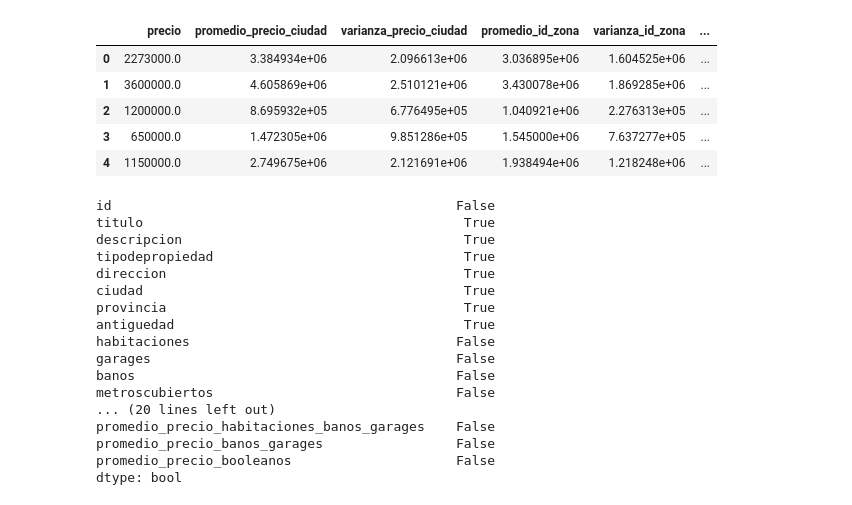
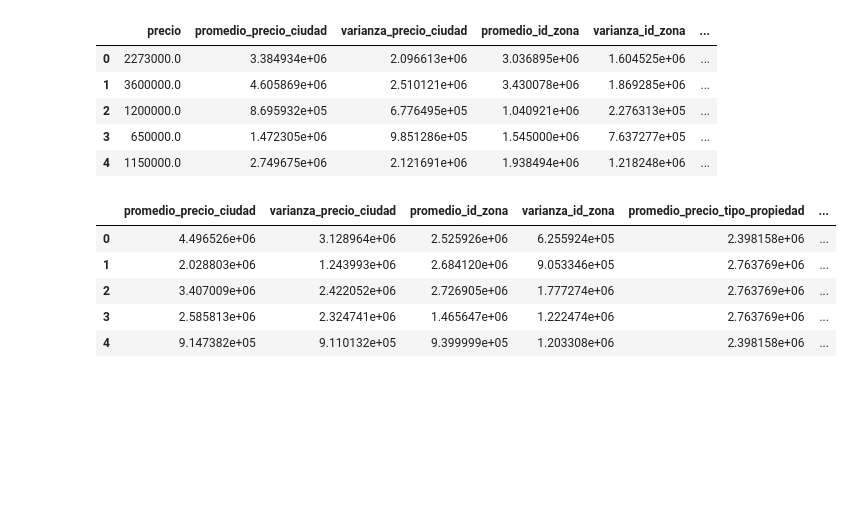
Before and after one commit to JDSanto/datos-tp2, a Jupyter notebook: features.ipynb, the cells around one changed output. Saved outputs shown, nothing was run; the diff lists cells and outputs as text; code cells hidden in the pictures; blank space fills up the shorter version.

```diff
--- a/features.ipynb
+++ b/features.ipynb
@@ -148,24 +176,39 @@ def features_dependientes_precio(df, df_train):
     df_train['promedio_id_zona'] = df_train.groupby(['idzona'])['precio'].transform('mean')
     df_promedio = df_train.groupby('idzona').agg({'precio':'mean'}).rename(columns = {'precio': 'promedio_id_zona'})
     df = pd.merge(df, df_promedio, on='idzona', how='left')
-    df['promedio_id_zona'] = df['promedio_id_zona'].fillna(df['promedio_precio_ciudad'])
+    df['promedio_id_zona'] = df['promedio_id_zona'].fillna(df['promedio_precio_ciudad'].mean())
 
     df_train['varianza_id_zona'] = df_train.groupby(['idzona'])['precio'].transform('std')
     df_varianza = df_train.groupby('idzona').agg({'precio':'std'}).rename(columns = {'precio': 'varianza_id_zona'})
     df = pd.merge(df, df_varianza, on='idzona', how='left')
-    df['varianza_id_zona'] = df['varianza_id_zona'].fillna(df['varianza_precio_ciudad'])
+    df['varianza_id_zona'] = df['varianza_id_zona'].fillna(df['varianza_precio_ciudad'].std())
 
     # Por tipo de propiedad
     df_train['tipodepropiedad'] = df_train['tipodepropiedad'].fillna('otro') # Otra forma de llenar los nans para el tipo de prop?
-    df['promedio_precio_tipo_propiedad'] = df_train.groupby(['tipodepropiedad'])['precio'].transform('mean')
+    df_train['promedio_precio_tipo_propiedad'] = df_train.groupby(['tipodepropiedad'])['precio'].transform('mean')
+    df_propiedad = df_train.groupby('tipodepropiedad').agg({'precio':'mean'}).rename(columns = {'precio': 'promedio_precio_tipo_propiedad'})
+    df = pd.merge(df, df_propiedad, on='tipodepropiedad', how='left')
+    df['promedio_precio_tipo_propiedad'] = df['promedio_precio_tipo_propiedad']
 
     # Por fecha
+    df['fecha'] = pd.to_datetime(df['fecha'])
+    df['anio'] = df['fecha'].dt.year
+    df['mes'] = df['fecha'].dt.month
+    df['dia'] = df['fecha'].dt.day
+
     df_train['fecha'] = pd.to_datetime(df_train['fecha'])
     df_train['anio'] = df_train['fecha'].dt.year
     df_train['mes'] = df_train['fecha'].dt.month
-    df_train['dia'] = df_train['fecha'].dt.day
-    df['promedio_por_mes'] = df_train.groupby(['anio','mes'])['precio'].transform('mean')
-    df['varianza_por_mes'] = df_train.groupby(['anio','mes'])['precio'].transform('std')
+
+    df_train['promedio_por_mes'] = df_train.groupby(['anio','mes'])['precio'].transform('mean')
+    df_prom_mes = df_train.groupby(['anio','mes']).agg({'precio':'mean'}).rename(columns = {'precio': 'promedio_por_mes'})
+    df = pd.merge(df, df_prom_mes, on=['anio','mes'], how='left')
+    df['promedio_por_mes'] = df['promedio_por_mes'].fillna(df['promedio_por_mes'].mean())
+
+    df_train['varianza_por_mes'] = df_train.groupby(['anio','mes'])['precio'].transform('std')
+    df_var_mes = df_train.groupby(['anio','mes']).agg({'precio':'std'}).rename(columns = {'precio': 'varianza_por_mes'})
+    df = pd.merge(df, df_var_mes, on=['anio','mes'], how='left')
+    df['varianza_por_mes'] = df['varianza_por_mes'].fillna(df['varianza_por_mes'].std())
 
     # Por cantidad de habitaciones, banos y garages
     df_train['promedio_precio_habitaciones'] = df_train.groupby(['habitaciones'])['precio'].transform('mean')
@@ -178,9 +221,13 @@ def features_dependientes_precio(df, df_train):
     df['promedio_precio_banos_garages'] = df_train['promedio_precio_banos_garages'].fillna(df_train['promedio_precio_habitaciones'].mean())
 
     # Por propiedades booleanas
-    df['promedio_precio_booleanos'] = df_train.groupby(['gimnasio', 'usosmultiples', 'piscina'])['precio'].transform('mean')
+    df_train['promedio_precio_booleanos'] = df_train.groupby(['gimnasio', 'usosmultiples', 'piscina'])['precio'].transform('mean')
+    df_booleano = df_train.groupby(['gimnasio', 'usosmultiples', 'piscina']).agg({'precio':'mean'}).rename(columns = {'precio': 'promedio_precio_booleanos'})
+    df = pd.merge(df, df_booleano, on=['gimnasio', 'usosmultiples', 'piscina'], how='left')
+    df['promedio_precio_booleanos'] = df['promedio_precio_booleanos'].fillna(df['promedio_precio_booleanos'])
+
 
     # Insight
-    df['puntaje'] = zona['puntaje']
+    df['puntaje'] = df_puntajes(df)
 
     return df
@@ -341,23 +406,19 @@ dep[['precio','promedio_precio_ciudad',
 | 2 | 1200000.0 | 8.695932e+05 | 6.776495e+05 | 1.040921e+06 | 2.276313e+05 | ... |
 | 3 | 650000.0 | 1.472305e+06 | 9.851286e+05 | 1.545000e+06 | 7.637277e+05 | ... |
 | 4 | 1150000.0 | 2.749675e+06 | 2.121691e+06 | 1.938494e+06 | 1.218248e+06 | ... |
-# %%
-dep.isnull().any()
-# %% [output]
-id                                            False
-titulo                                         True
-descripcion                                    True
-tipodepropiedad                                True
-direccion                                      True
-ciudad                                         True
-provincia                                      True
-antiguedad                                     True
-habitaciones                                  False
-garages                                       False
-banos                                         False
-metroscubiertos                               False
-... (20 lines left out)
-promedio_precio_habitaciones_banos_garages    False
-promedio_precio_banos_garages                 False
-promedio_precio_booleanos                     False
-dtype: bool
+# %%
+dep_test =  features_dependientes_precio(df_test, df_train)
+# %%
+dep_test[['promedio_precio_ciudad',
+       'varianza_precio_ciudad', 'promedio_id_zona', 'varianza_id_zona',
+       'promedio_precio_tipo_propiedad', 'promedio_por_mes',
+       'varianza_por_mes', 'promedio_precio_habitaciones',
+       'promedio_precio_habitaciones_banos_garages',
+       'promedio_precio_banos_garages', 'promedio_precio_booleanos', 'puntaje']].head()
+# %% [output]
+|  | promedio_precio_ciudad | varianza_precio_ciudad | promedio_id_zona | varianza_id_zona | promedio_precio_tipo_propiedad | ... |
+| 0 | 4.496526e+06 | 3.128964e+06 | 2.525926e+06 | 6.255924e+05 | 2.398158e+06 | ... |
+| 1 | 2.028803e+06 | 1.243993e+06 | 2.684120e+06 | 9.053346e+05 | 2.763769e+06 | ... |
+| 2 | 3.407009e+06 | 2.422052e+06 | 2.726905e+06 | 1.777274e+06 | 2.763769e+06 | ... |
+| 3 | 2.585813e+06 | 2.324741e+06 | 1.465647e+06 | 1.222474e+06 | 2.763769e+06 | ... |
+| 4 | 9.147382e+05 | 9.110132e+05 | 9.399999e+05 | 1.203308e+06 | 2.398158e+06 | ... |
```
Also changed, not shown: parts of 17 cells of this notebook.
